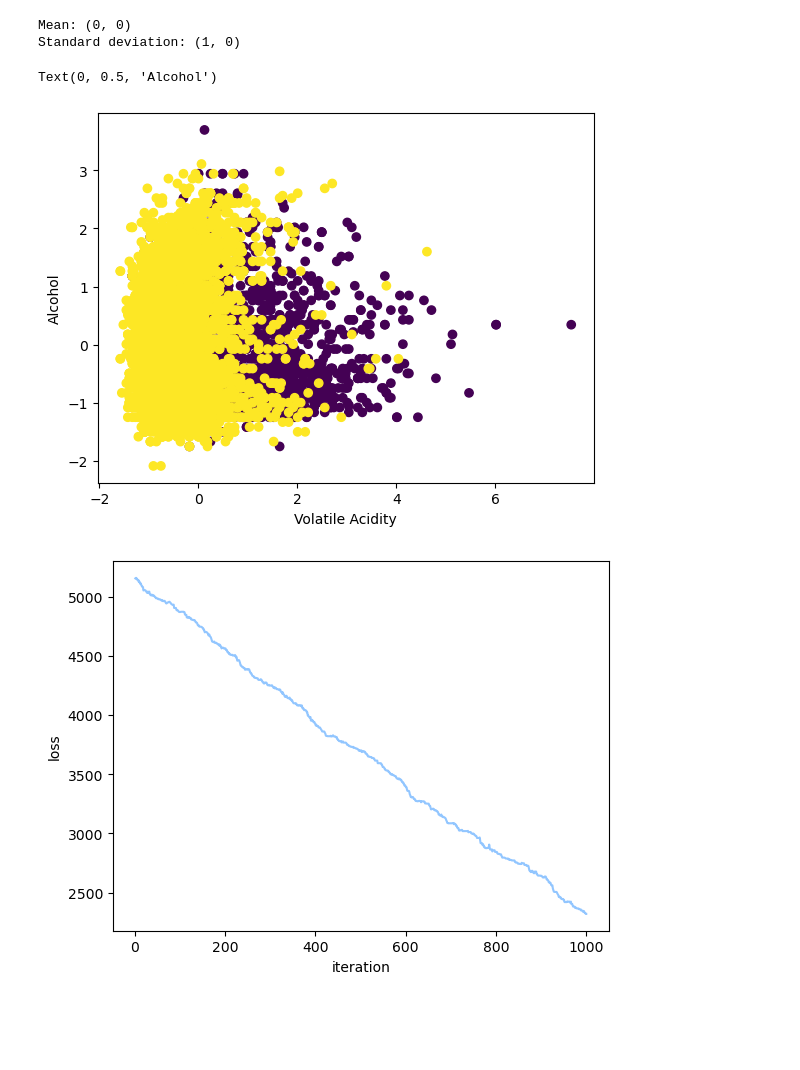
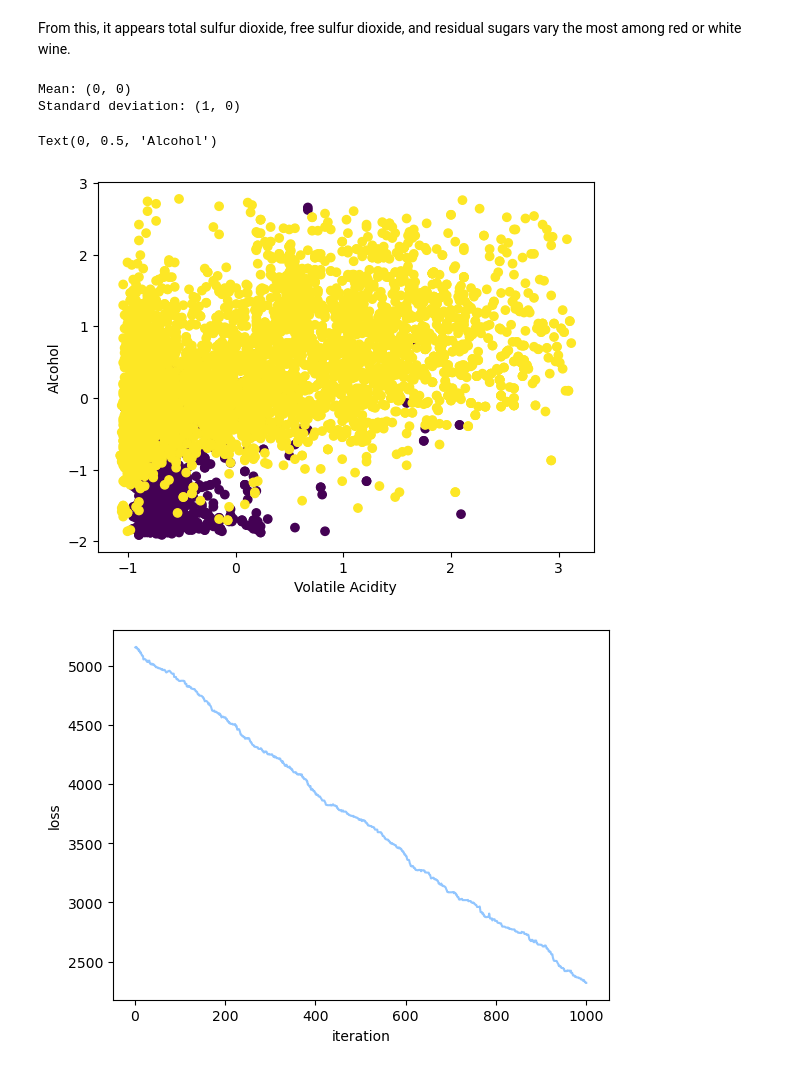
Before and after one commit to kjarjoura/INDE577, a Jupyter notebook: Supervised Learning/The Perceptron/The Preceptron.ipynb, the cells around one changed output. Drawn from its saved outputs; the diff is of its cells as text; code cells hidden in the pictures; blank space fills up the shorter version.

```diff
--- a/Supervised Learning/The Perceptron/The Preceptron.ipynb
+++ b/Supervised Learning/The Perceptron/The Preceptron.ipynb
@@ -58,3 +109,5 @@ print(df)
+# %% [markdown]
+From this, it appears total sulfur dioxide, free sulfur dioxide, and residual sugars vary the most among red or white wine.
 # %%
 class Perceptron():
     # initialize
@@ -150,7 +203,7 @@ def preprocessor(df):
 encoded_df = preprocessor(df)
 # %%
 #Selecting features
-X = encoded_df.drop(['color'],axis =1)
+X = encoded_df.drop(columns=['color', 'fixed_acidity', 'volatile_acidity', 'citric_acid', 'chlorides', 'density', 'pH', 'sulphates'alcohol	quality],axis =1)
 y = encoded_df['color']
 # %%
 #Standardizing features
@@ -166,12 +219,12 @@ print('Standard deviation: (%d, %d)' % (standard_deviation[0], standard_deviatio
 Mean: (0, 0)
 Standard deviation: (1, 0)
 # %%
-plt.scatter(X.iloc[:, 1], X.iloc[:,10], c=y)
+plt.scatter(X.iloc[:, 3], X.iloc[:,6], c=y)
 plt.xlabel('Volatile Acidity')
 plt.ylabel('Alcohol')
 # %% [output]
 Text(0, 0.5, 'Alcohol')
-[figure, old version]
+[figure, new version]
 # %%
 X_train, X_test, y_train, y_test = train_test_split(
     X, y, test_size = 0.25, random_state = 40)
```
Also changed, not shown: parts of 4 cells of this notebook.
